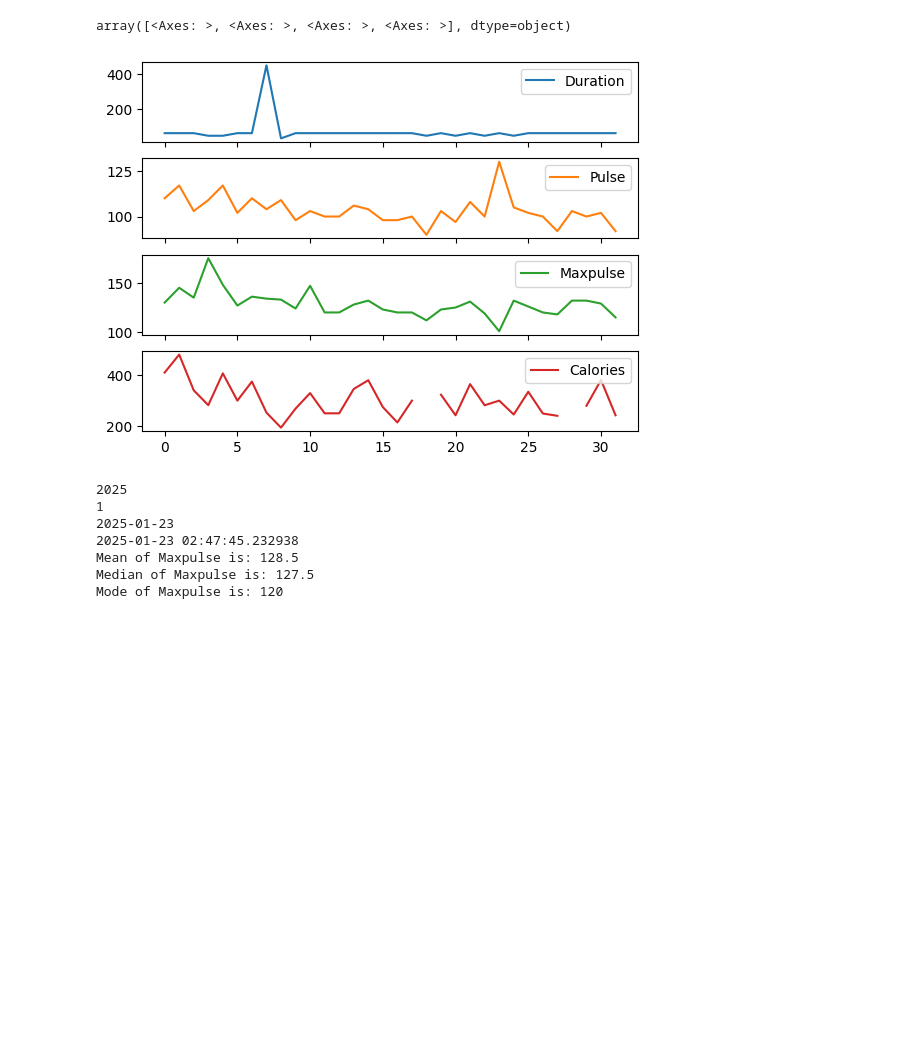
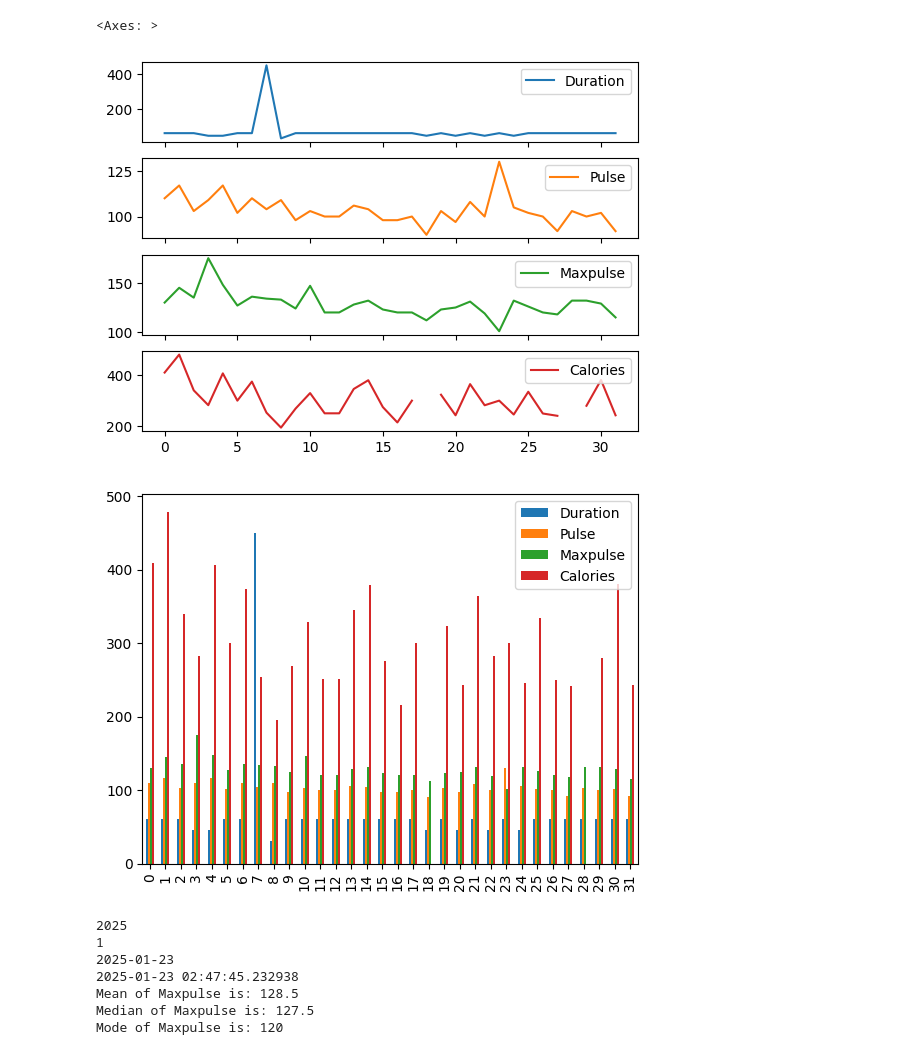
Before and after one commit to sora11023539/cctb, a Jupyter notebook: hello_world.ipynb, the cells around one changed output. Drawn from its saved outputs; the diff is of its cells as text; code cells hidden in the pictures; blank space fills up the shorter version.

```diff
--- a/hello_world.ipynb
+++ b/hello_world.ipynb
@@ -3,13 +3,15 @@
 # %%
 import pandas as pd
 url = "https://raw.githubusercontent.com/sora11023539/cctb/refs/heads/main/exercise_data.csv"
 data = pd.read_csv(url)
 # data = pd.read_csv("./sample_data/exercise_data.csv")
 data.head()
 data.plot(kind='line', subplots=True)
+data.plot(kind='bar')
 # %% [output]
-array([<Axes: >, <Axes: >, <Axes: >, <Axes: >], dtype=object)
+<Axes: >
 [figure]
+[figure, added]
 # %%
 from datetime import date
 print(date.today().year)
```
Also changed, not shown: parts of 1 cell of this notebook.
